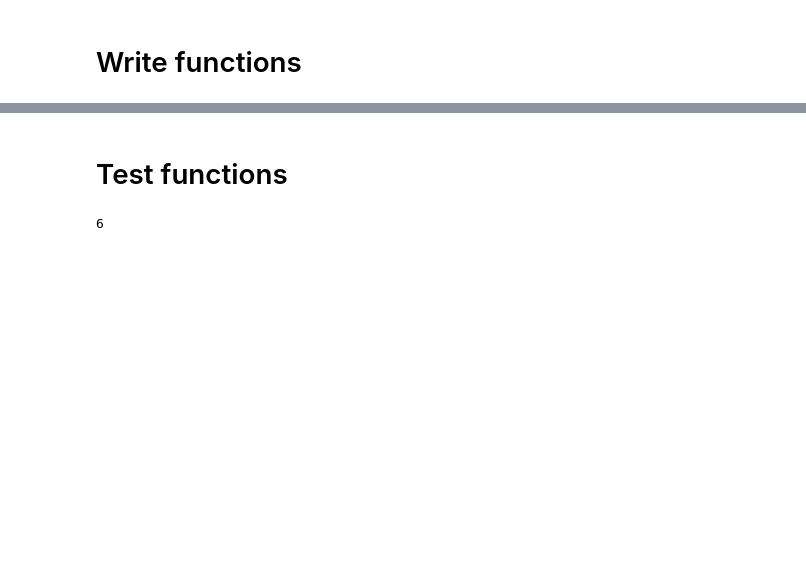
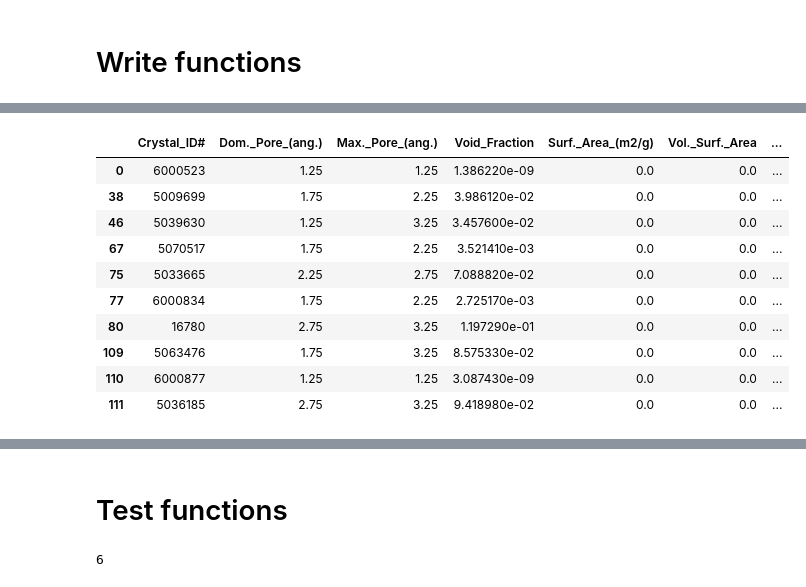
Before and after one commit to rishigurnani/hMOFs-Snurr, a Jupyter notebook: Untitled.ipynb, the cells around one changed output, grey strips where cells are left out. Saved outputs shown, nothing was run; the diff lists cells and outputs as text; code cells hidden in the pictures; blank space fills up the shorter version.

```diff
--- a/Untitled.ipynb
+++ b/Untitled.ipynb
@@ -19,0 +37,21 @@ def CompareValues(ind):
+# %%
+def geoProps():
+    '''
+    Return list of geometric properties
+    '''
+    return ['Dom._Pore_(ang.)',
+'Max._Pore_(ang.)'            ,
+'Void_Fraction'                 ,
+'Surf._Area_(m2/g)'              ,
+'Vol._Surf._Area'             ,
+'Density'  ]
+# %%
+def DeficientMOFs(df):
+    '''
+    Return MOFs with missing geometric properties
+    '''
+
+
+    deficient = df[(df[geoProps()] == 0).any(1)]
+
+    return deficient
@@ -19,0 +163,16 @@ def CompareValues(ind):
+# %%
+defMOFsSD = DeficientMOFs(ml_data_sd)
+# %%
+defMOFsSD.iloc[0:10, 30:40]
+# %% [output]
+|  | Crystal_ID# | Dom._Pore_(ang.) | Max._Pore_(ang.) | Void_Fraction | Surf._Area_(m2/g) | Vol._Surf._Area | ... |
+| 0 | 6000523 | 1.25 | 1.25 | 1.386220e-09 | 0.0 | 0.0 | ... |
+| 38 | 5009699 | 1.75 | 2.25 | 3.986120e-02 | 0.0 | 0.0 | ... |
+| 46 | 5039630 | 1.25 | 3.25 | 3.457600e-02 | 0.0 | 0.0 | ... |
+| 67 | 5070517 | 1.75 | 2.25 | 3.521410e-03 | 0.0 | 0.0 | ... |
+| 75 | 5033665 | 2.25 | 2.75 | 7.088820e-02 | 0.0 | 0.0 | ... |
+| 77 | 6000834 | 1.75 | 2.25 | 2.725170e-03 | 0.0 | 0.0 | ... |
+| 80 | 16780 | 2.75 | 3.25 | 1.197290e-01 | 0.0 | 0.0 | ... |
+| 109 | 5063476 | 1.75 | 3.25 | 8.575330e-02 | 0.0 | 0.0 | ... |
+| 110 | 6000877 | 1.25 | 1.25 | 3.087430e-09 | 0.0 | 0.0 | ... |
+| 111 | 5036185 | 2.75 | 3.25 | 9.418980e-02 | 0.0 | 0.0 | ... |
```
Also changed, not shown: parts of 32 cells of this notebook, 14 other files.
